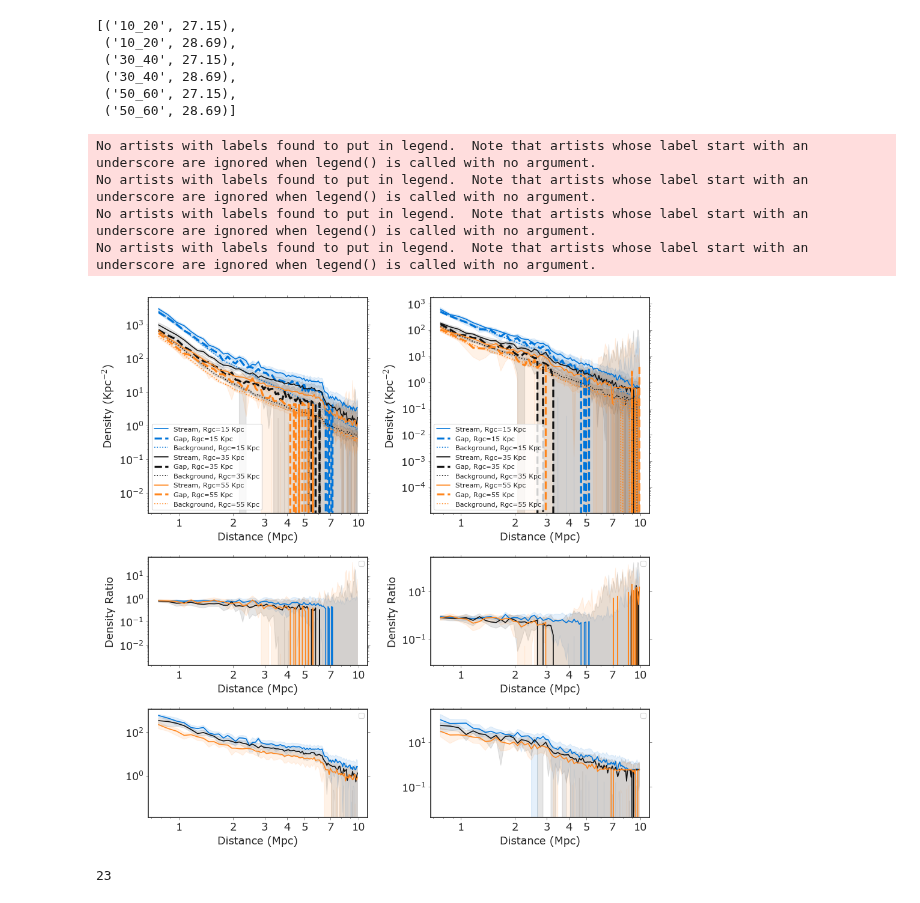
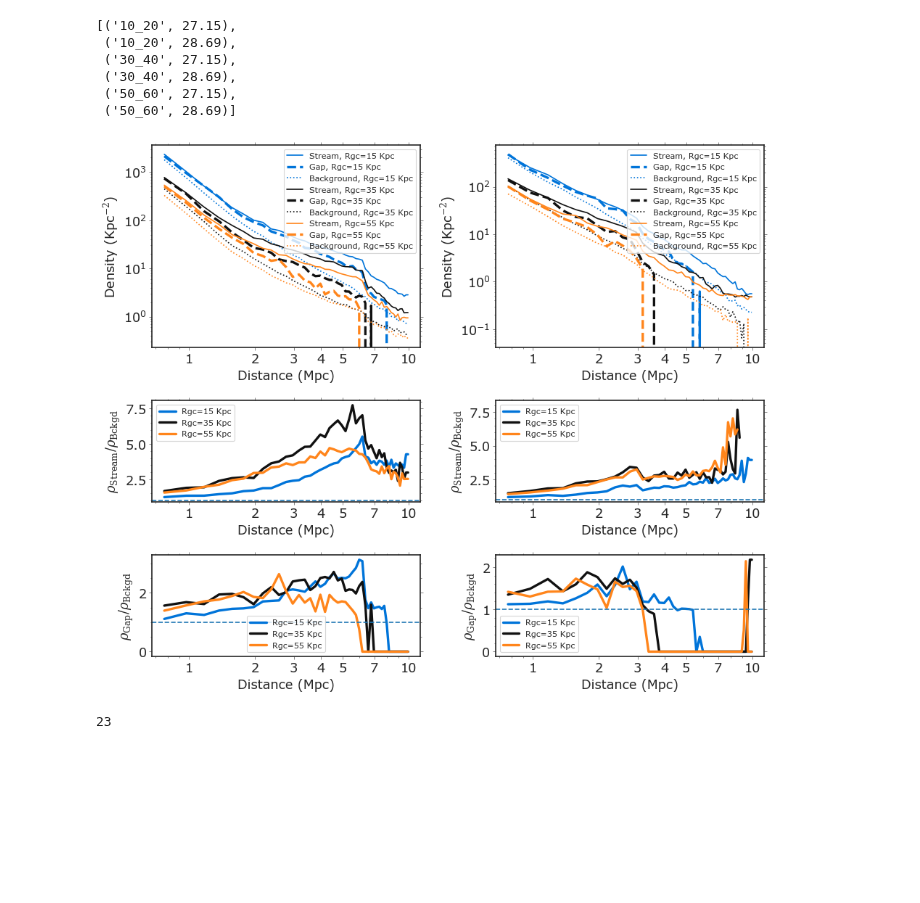
Before and after one commit to caganze/stellarstreams, a Jupyter notebook: notebooks/Gap Detection Pipeline.ipynb, the cells around one changed output. Cells and saved outputs as stored; diff of their text form; code cells hidden in the pictures; blank space fills up the shorter version.

```diff
--- a/notebooks/Gap Detection Pipeline.ipynb
+++ b/notebooks/Gap Detection Pipeline.ipynb
@@ -347,18 +347,19 @@ def get_counts(df, dgrid, rgc, m):
 
     for idx in range(len(dgrid)-1):
         v=df0[np.logical_and(df0.distance/1e6>=dgrid[idx], df0.distance/1e6<dgrid[idx+1])]
+
         res['stream_dens'].append([np.nanmedian(v.stream_dens.values), np.nanstd(v.stream_dens.values)])
         res['gap_dens'].append([np.nanmedian(v.gap_dens.values), np.nanstd(v.gap_dens.values)])
         res['bck_dens'].append([np.nanmedian(v.bck_dens.values), np.nanstd(v.bck_dens.values)])
 
-        gap_stream_ratio=v.gap_dens.values/v.stream_dens.values
-        stream_bck_ratio=v.stream_dens.values-v.bck_dens
+        gap_stream_ratio=v.gap_dens.values/v.bck_dens.values
+        stream_bck_ratio=v.stream_dens.values/v.bck_dens.values
         res['gap_stream_ratio'].append([np.nanmedian(gap_stream_ratio), np.nanstd(gap_stream_ratio)])
         res['stream_bck_ratio'].append([np.nanmedian(stream_bck_ratio), np.nanstd( stream_bck_ratio)])
 
     return res
 # %%
-dgrid=np.arange(0.77, 10, .1)
+dgrid=np.arange(0.77, 10, .2)
 # %%
 def make_line_plot(ax, x, y, yerr, rgc, **kwargs):
 
@@ -366,10 +367,16 @@ def make_line_plot(ax, x, y, yerr, rgc, **kwargs):
     #print (vls)
     rgcx=int(np.nanmedian(np.array(rgc.split('_')).astype(float)))
 
+    y1 = np.interp(dgrid, x, y)
+    dy1 = np.interp(dgrid, x, y-yerr)
+    dy2 = np.interp(dgrid, x, y+yerr)
 
-    ax.plot(x[~nans], y[~nans], **kwargs)
+    ax.plot(dgrid, y1, **kwargs)
+    #ax.fill_between(dgrid, dy1, dy2, alpha=0.05, color=colors[rgc])
+    #ax.plot(x[~nans], y[~nans], **kwargs)
 
-    ax.fill_between(x[~nans], y[~nans]-yerr[~nans], y[~nans]+yerr[~nans],  alpha=0.1, color=colors[rgc])
+
+    #ax.fill_between(x[~nans], y[~nans]-yerr[~nans], y[~nans]+yerr[~nans],  alpha=0.1, color=colors[rgc])
 
     #ax.plot(dgrid[:-1], np.vstack(vls['stream_dens'])[:,0], color=colors[rgc], linestyle='-', label='Stream, Rgc={} Kpc'.format(rgcx))
     #ax[0][0].fill_between(dgrid[:-1], np.vstack(vls['stream_dens'])[:,0]-np.vstack(vls['stream_dens'])[:,1],
@@ -378,5 +387,5 @@ def make_line_plot(ax, x, y, yerr, rgc, **kwargs):
 # %%
-fig, ax=plt.subplots(figsize=(12, 12), ncols=2, nrows=3, height_ratios=[1., 0.5, 0.5])
+fig, ax=plt.subplots(figsize=(12, 10), ncols=2, nrows=3, height_ratios=[1., 0.5, 0.5])
 
 for rgc in ['10_20', '30_40', '50_60']:
 
@@ -394,11 +403,11 @@ for rgc in ['10_20', '30_40', '50_60']:
                    rgc, color=colors[rgc], linestyle=':', label='Background, Rgc={} Kpc'.format(rgcx))
 
 
-    make_line_plot( ax[1][0], dgrid[:-1], np.vstack(vls['gap_stream_ratio'])[:,0], np.vstack(vls['gap_stream_ratio'])[:,1],\
-                   rgc, color=colors[rgc], linestyle='-')
+    make_line_plot( ax[2][0], dgrid[:-1], np.vstack(vls['gap_stream_ratio'])[:,0], np.vstack(vls['gap_stream_ratio'])[:,1],\
+                   rgc, color=colors[rgc], linestyle='-',  linewidth=3, label='Rgc={} Kpc'.format(rgcx))
 
-    make_line_plot( ax[2][0], dgrid[:-1], np.vstack(vls['stream_bck_ratio'])[:,0], np.vstack(vls['stream_bck_ratio'])[:,1],\
-                   rgc, color=colors[rgc], linestyle='-')
+    make_line_plot( ax[1][0], dgrid[:-1], np.vstack(vls['stream_bck_ratio'])[:,0], np.vstack(vls['stream_bck_ratio'])[:,1],\
+                   rgc, color=colors[rgc], linestyle='-',  linewidth=3,label='Rgc={} Kpc'.format(rgcx))
 
 
     vls=get_counts(df, dgrid,rgc, 27.15)
@@ -407,45 +416,57 @@ for rgc in ['10_20', '30_40', '50_60']:
 
     make_line_plot( ax[0][1], dgrid[:-1], np.vstack(vls['gap_dens'])[:,0], np.vstack(vls['gap_dens'])[:,1],\
                    rgc, color=colors[rgc], linestyle='--', label='Gap, Rgc={} Kpc'.format(rgcx), linewidth=3)
 
     make_line_plot( ax[0][1], dgrid[:-1], np.vstack(vls['bck_dens'])[:,0], np.vstack(vls['bck_dens'])[:,1],\
                    rgc, color=colors[rgc], linestyle=':', label='Background, Rgc={} Kpc'.format(rgcx))
 
-    make_line_plot( ax[1][1], dgrid[:-1], np.vstack(vls['gap_stream_ratio'])[:,0], np.vstack(vls['gap_stream_ratio'])[:,1],\
-                   rgc, color=colors[rgc], linestyle='-')
+    make_line_plot( ax[2][1], dgrid[:-1], np.vstack(vls['gap_stream_ratio'])[:,0], np.vstack(vls['gap_stream_ratio'])[:,1],\
+                   rgc, color=colors[rgc], linestyle='-',  linewidth=3, label='Rgc={} Kpc'.format(rgcx))
 
-    make_line_plot( ax[2][1], dgrid[:-1], np.vstack(vls['stream_bck_ratio'])[:,0], np.vstack(vls['stream_bck_ratio'])[:,1],\
-                   rgc, color=colors[rgc], linestyle='-')
+    make_line_plot( ax[1][1], dgrid[:-1], np.vstack(vls['stream_bck_ratio'])[:,0], np.vstack(vls['stream_bck_ratio'])[:,1],\
+                   rgc, color=colors[rgc], linestyle='-',  linewidth=3, label='Rgc={} Kpc'.format(rgcx))
 
 
 #ax[1][0].axhline(1, linestyle='--', color='k')
 #ax[1][1].axhline(1, linestyle='--', color='k')
 for a in np.concatenate(ax):
     a.minorticks_on()
+    a.set(xscale='log',  xticks=[1, 2, 3, 4, 5, 7, 10],xticklabels=[1, 2, 3, 4, 5, 7, 10], xlabel='Distance (Mpc)')
+
+
+for a in ax[0]:
+    a.set(yscale='log')
+    a.legend(fontsize=10, loc='upper right')
+    #a.axhline(1, linestyle='--')
+
+for a in ax[1]:
+    a.axhline(1, linestyle='--')
     a.legend(fontsize=10)
-    a.set(xscale='log',  yscale='log', xticks=[1, 2, 3, 4, 5, 7, 10],xticklabels=[1, 2, 3, 4, 5, 7, 10], xlabel='Distance (Mpc)')
+
+for a in ax[-1]:
+    a.axhline(1, linestyle='--')
+    a.legend(fontsize=10)
 
 #ax[0][0].set(yscale='log', ylim=[1e-1, 5e3])
 #ax[0][1].set(yscale='log', ylim=[1e-1, 5e3])
 
 ax[0][0].set(ylabel=r'Density (Kpc$^{-2}$)')
 ax[0][1].set(ylabel=r'Density (Kpc$^{-2}$)')
 
 
-ax[1][0].set(ylabel=r'Density Ratio')
-ax[1][1].set(ylabel=r'Density Ratio')
+ax[2][0].set(ylabel=r'$\rho_{\rm Gap}/\rho_{\rm Bckgd }$')
+ax[2][1].set(ylabel=r'$\rho_{\rm Gap}/\rho_{\rm Bckgd }$')
+
+ax[1][0].set(ylabel=r'$\rho_{\rm Stream}/\rho_{\rm Bckgd }$')
+ax[1][1].set(ylabel=r'$\rho_{\rm Stream}/\rho_{\rm Bckgd }$')
 
 #ax[1][0].set(ylim=[-2, 2])
 #ax[1][1].set(ylim=[-2, 2])
 plt.tight_layout()
 
 plt.savefig('../figures/gap_density_number.pdf')
 # %% [output]
-No artists with labels found to put in legend.  Note that artists whose label start with an underscore are ignored when legend() is called with no argument.
-No artists with labels found to put in legend.  Note that artists whose label start with an underscore are ignored when legend() is called with no argument.
-No artists with labels found to put in legend.  Note that artists whose label start with an underscore are ignored when legend() is called with no argument.
-No artists with labels found to put in legend.  Note that artists whose label start with an underscore are ignored when legend() is called with no argument.
-[figure, old version]
+[figure, new version]
 # %%
 def get_pipeline_results(dmod, mag_limit, rgc):
     fls=glob.glob('../data/pipeline/pipeline_rgc{}_mhalo5.00e+06_maglimit{:.2f}_run*.npy'.format(rgc, mag_limit))
```
Also changed, not shown: parts of 13 cells of this notebook, 3 other files.
